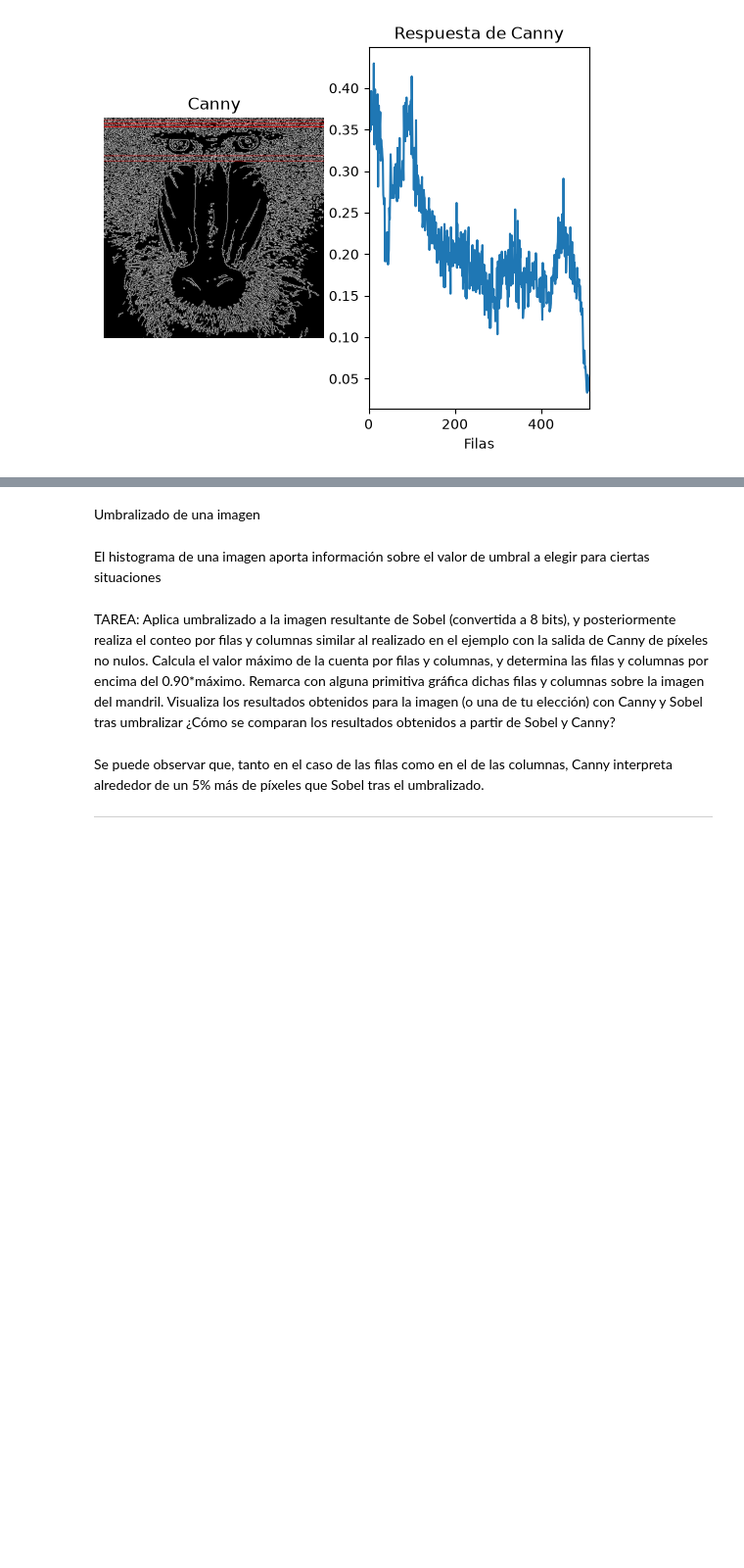
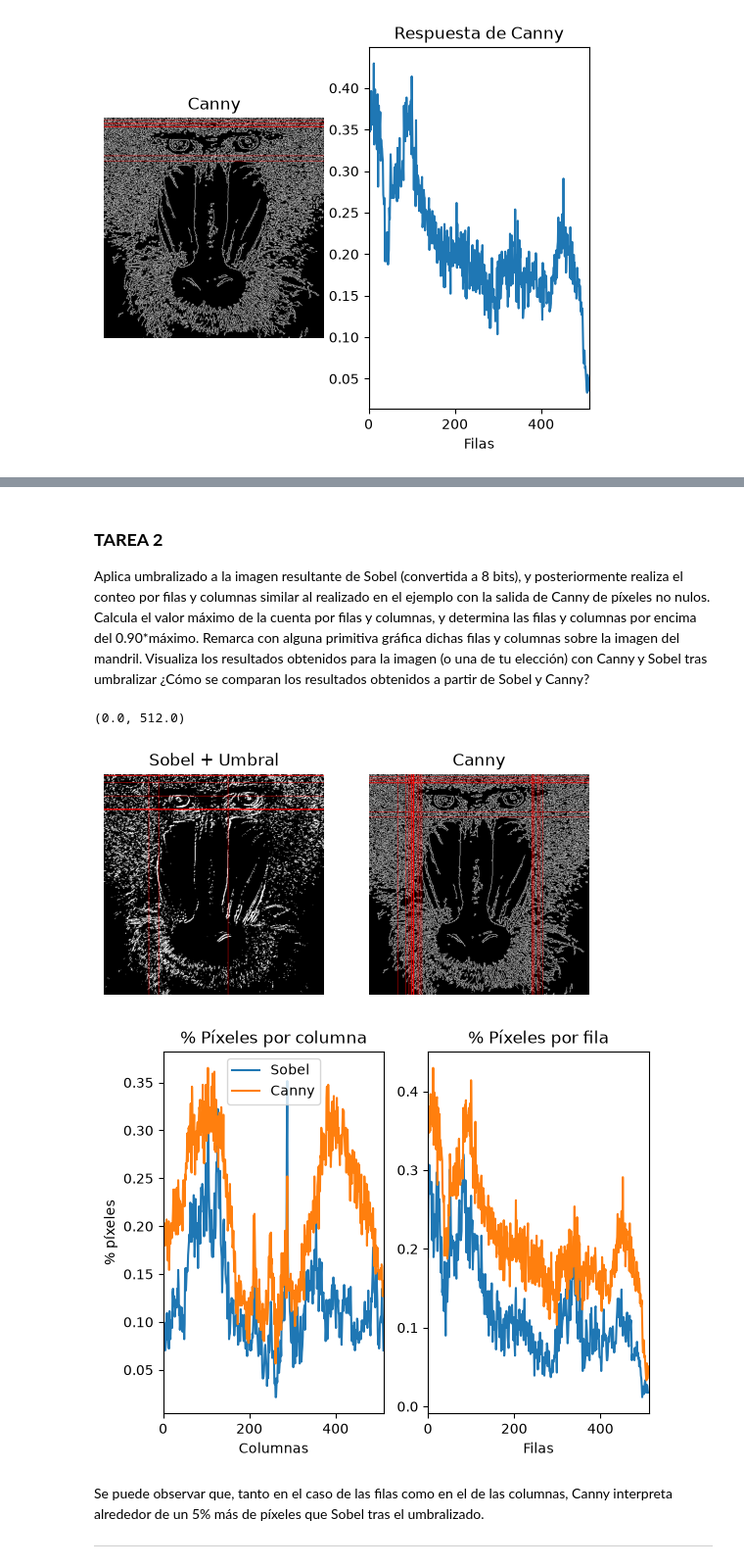
Before and after one commit to jesus-tdd/vc_P2, a Jupyter notebook: VC_P2.ipynb, the cells around one changed output, grey strips where cells are left out. Shown at 98% size. Saved outputs shown, nothing was run; the diff lists cells and outputs as text; code cells hidden in the pictures; blank space fills up the shorter version.

Commit message:
Segunda y tercera tarea actualizadas, eliminadas celdas irrelevantes

```diff
--- a/VC_P2.ipynb
+++ b/VC_P2.ipynb
@@ -17,8 +19,0 @@ Canny, detector de contornos multietapa. Descrito en mayor detalle en las sesion
-# %%
-#Obtiene contornos con el operador de Canny
-#Parámetros: imagen de entrada, umbral inferior, umbral superior
-canny = cv2.Canny(gris, 100, 200) #prueba a jugar con umbrales (entre 0 y 255)
-#print(canny) #Muestra contenido, valores 0 o 255
-#Visualiza resultado
-plt.imshow(canny, cmap='gray')
-plt.show()
@@ -166,2 +57,0 @@ plt.show()
-# %% [markdown]
-Umbralizado de una imagen
@@ -188,2 +57,0 @@ plt.show()
-# %% [markdown]
-El histograma de una imagen aporta información sobre el valor de umbral a elegir para ciertas situaciones
@@ -217,60 +58,83 @@ plt.xlim([0, 256])
 # %% [markdown]
-TAREA: Aplica umbralizado a la imagen resultante de Sobel (convertida a 8 bits), y posteriormente realiza el conteo por filas y columnas similar al realizado en el ejemplo con la salida de Canny de píxeles no nulos. Calcula el valor máximo de la cuenta por filas y columnas, y determina las filas y columnas por encima del 0.90*máximo. Remarca con alguna primitiva gráfica dichas filas y columnas sobre la imagen del mandril. Visualiza los resultados obtenidos para la imagen (o una de tu elección) con Canny y Sobel tras umbralizar ¿Cómo se comparan los resultados obtenidos a partir de Sobel y Canny?
+### **TAREA 2**
+Aplica umbralizado a la imagen resultante de Sobel (convertida a 8 bits), y posteriormente realiza el conteo por filas y columnas similar al realizado en el ejemplo con la salida de Canny de píxeles no nulos. Calcula el valor máximo de la cuenta por filas y columnas, y determina las filas y columnas por encima del 0.90*máximo. Remarca con alguna primitiva gráfica dichas filas y columnas sobre la imagen del mandril. Visualiza los resultados obtenidos para la imagen (o una de tu elección) con Canny y Sobel tras umbralizar ¿Cómo se comparan los resultados obtenidos a partir de Sobel y Canny?
 # %%
 sobel_abs = cv2.convertScaleAbs(sobel)
 _, sobel_thresh = cv2.threshold(sobel_abs, 128, 255, cv2.THRESH_BINARY)
 
 col_counts = cv2.reduce(sobel_thresh, 0, cv2.REDUCE_SUM, dtype=cv2.CV_32SC1)
-cols = col_counts[0] / (255 * sobel_thresh.shape[0])
+cols_sobel = col_counts[0] / (255 * sobel_thresh.shape[0])
 
 row_counts = cv2.reduce(sobel_thresh, 1, cv2.REDUCE_SUM, dtype=cv2.CV_32SC1)
-rows = row_counts / (255 * sobel_thresh.shape[1])
+rows_sobel = row_counts[:, 0] / (255 * sobel_thresh.shape[1])
 
 
-sobel2 = sobel_thresh.copy()
+max_row = np.max(rows_sobel)
+highlight_rows = np.where(rows_sobel >= max_row*0.9)[0]
 
-# Remarcar filas
-max_value = np.max(rows)
-highlight = []
+max_col = np.max(cols_sobel)
+highlight_cols = np.where(cols_sobel >= max_col*0.9)[0]
 
-for i in range(len(rows)):
-    if rows[i][0] >= max_value*0.9:
-        highlight.append(i)
 
-for y in highlight:
-    cv2.rectangle(sobel2, (0, y), (sobel2.shape[1], y), (255, 255, 255), -1)
+sobel_rgb = cv2.cvtColor(sobel_thresh, cv2.COLOR_GRAY2RGB)
 
-#remarcar columnas
+for y in highlight_rows:
+    cv2.line(sobel_rgb, (0, y), (sobel_rgb.shape[1], y), (255, 0, 0))
+
+for x in highlight_cols:
+    cv2.line(sobel_rgb, (x, 0), (x, sobel_rgb.shape[0]), (255, 0, 0))
+
+
+
+# ======== Canny ====================================================
+col_counts = cv2.reduce(canny, 0, cv2.REDUCE_SUM, dtype=cv2.CV_32SC1)
+cols = col_counts[0] / (255 * canny.shape[0])
+
 max_value = np.max(cols)
-highlight = []
-
-for i in range(len(cols)):
-    if cols[i] >= max_value*0.9:
-        highlight.append(i)
+highlight = np.where(cols > max_value*0.9)[0]
 
 for x in highlight:
-    cv2.rectangle(sobel2, (x, 0), (x, sobel2.shape[0]), (255,255,255), -1)
+    cv2.line(canny_rgb, (x, 0), (x, canny.shape[0]), (255, 0, 0))
+
+# ===============================================================
 
 
 plt.figure()
+plt.subplot(1, 2, 1)
 plt.axis("off")
 plt.title("Sobel + Umbral")
-plt.imshow(sobel2, cmap='gray')
+plt.imshow(sobel_rgb)
+
+plt.subplot(1, 2, 2)
+plt.axis("off")
+plt.title("Canny")
+plt.imshow(canny_rgb)
 
 plt.figure()
 plt.subplot(1, 2, 1)
 plt.title("% Píxeles por columna")
 plt.xlabel("Columnas")
 plt.ylabel("% píxeles")
-plt.plot(cols)
+plt.plot(cols_sobel, label="Sobel")
+plt.plot(cols, label="Canny")
 plt.xlim([0, sobel_thresh.shape[1]])
 
 plt.subplot(1, 2, 2)
 plt.title("% Píxeles por fila")
 plt.xlabel("Filas")
-plt.ylabel("% píxeles")
+plt.ylabel("")
+plt.plot(rows_sobel)
 plt.plot(rows)
 plt.xlim([0, sobel_thresh.shape[0]])
+
+handles, labels = plt.gca().get_legend_handles_labels()
+plt.figlegend(handles, labels, loc="lower center", ncol=2)
+plt.tight_layout(rect=[0, 0.08, 1, 1])   # deja hueco abajo para la leyenda
+plt.show()
+# %% [output]
+(0.0, 512.0)
+[figure, added]
+[figure, added]
 # %% [markdown]
 Se puede observar que, tanto en el caso de las filas como en el de las columnas, Canny interpreta alrededor de un 5% más de píxeles que Sobel tras el umbralizado.
 
```
Also changed, not shown: parts of 11 cells of this notebook.
